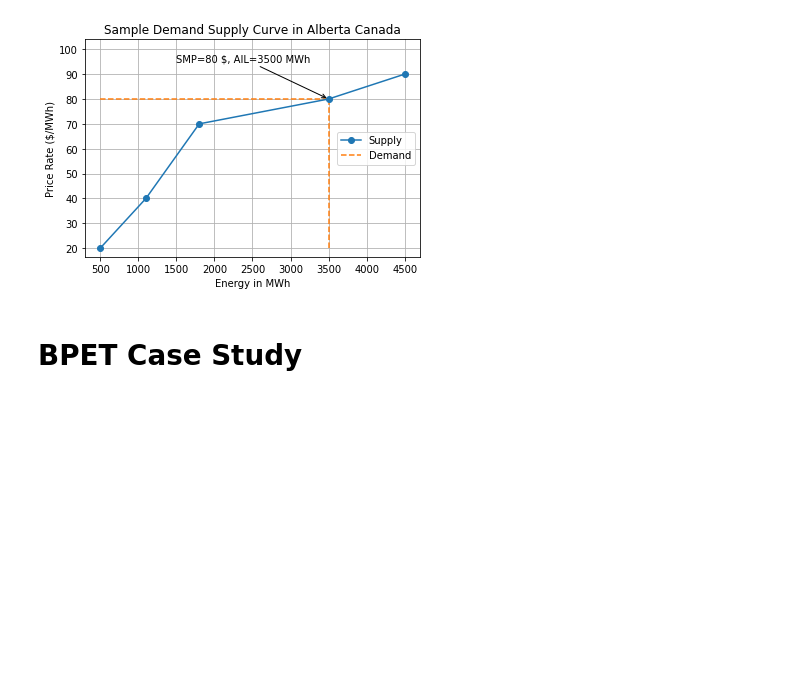
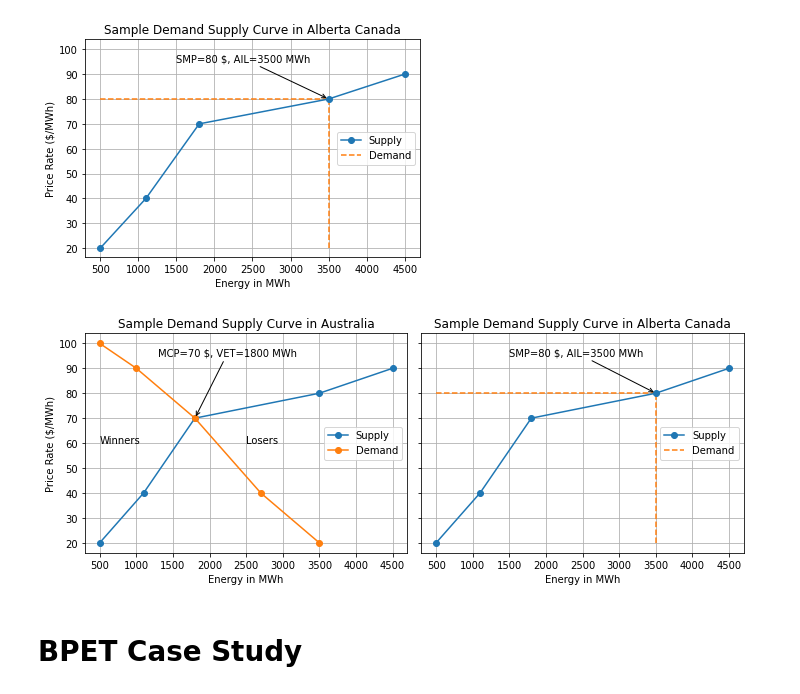
Before and after one commit to CaixiangFan/bpet-contracts, a Jupyter notebook: aeso/src/dataProcess.ipynb, the cells around one changed output. Saved outputs shown, nothing was run; the diff lists cells and outputs as text; code cells hidden in the pictures; blank space fills up the shorter version.

Commit message:
combined moe sample plots

```diff
--- a/aeso/src/dataProcess.ipynb
+++ b/aeso/src/dataProcess.ipynb
@@ -448,7 +448,7 @@ import numpy as np
 import matplotlib.pyplot as plt
 import os
 # %%
-df_meo = pd.read_csv('sampledata.csv')
+df_meo = pd.read_csv('../sampledata.csv')
 df_meo
 # %% [output]
 |  | No. | User Type | Price($/MWh) | Amount(MWh) |
@@ -526,6 +526,52 @@ fig.savefig('Alberta_moe.pdf')
 fig.savefig('Alberta_moe.png',dpi=300)
 # %% [output]
 [figure]
+# %%
+# Combine figs
+fig, axes = plt.subplots(nrows=1, ncols=2, sharey=True, figsize=(10,4))
+axes[0].plot(supply_cumsum, supply_price, marker='o', label='Supply')
+axes[0].plot(consumer_cumsum, consumer_price, marker='o', color='tab:orange',label='Demand')
+axes[0].grid()
+axes[0].set_title('Sample Demand Supply Curve in Australia')
+axes[0].annotate("MCP=70 $, VET=1800 MWh",
+            xy=(1800, 70), xycoords='data',
+            xytext=(1300, 95), textcoords='data',
+            arrowprops=dict(arrowstyle="->",
+                            connectionstyle="arc3"),
+            )
+axes[0].text(x=500, y=60, s='Winners')
+axes[0].text(x=2500, y=60, s='Losers')
+axes[0].legend(loc='right')
+axes[0].set_xlabel('Energy in MWh')
+axes[0].set_ylabel('Price Rate ($/MWh)')
+# plt.show()
+# fig.savefig('Australia_moe.pdf')
+# fig.savefig('Australia_moe.png',dpi=300)
+
+
+# fig, ax = plt.subplots()
+axes[1].plot(supply_cumsum, supply_price, marker='o', label='Supply')
+axes[1].hlines(y=[80], xmin=500, xmax=3500, color='tab:orange', linestyle='--', label='Demand')
+axes[1].vlines(x=[3500], ymin=20, ymax=80, color='tab:orange',  linestyle='--')
+axes[1].set_title('Sample Demand Supply Curve in Alberta Canada')
+axes[1].annotate("SMP=80 $, AIL=3500 MWh",
+            xy=(3500, 80), xycoords='data',
+            xytext=(1500, 95), textcoords='data',
+            arrowprops=dict(arrowstyle="->",
+                            connectionstyle="arc3"),
+            )
+axes[1].set_xlabel('Energy in MWh')
+# axes[1].set_ylabel('Price Rate ($/MWh)')
+axes[1].set_ylim(top=104)
+axes[1].grid()
+axes[1].legend(loc='right')
+plt.tight_layout()
+plt.show()
+
+fig.savefig('moe.pdf')
+fig.savefig('moe.png',dpi=300)
+# %% [output]
+[figure, added]
 # %% [markdown]
 # BPET Case Study
 # %% [markdown]
```
Also changed, not shown: 4 other files.
